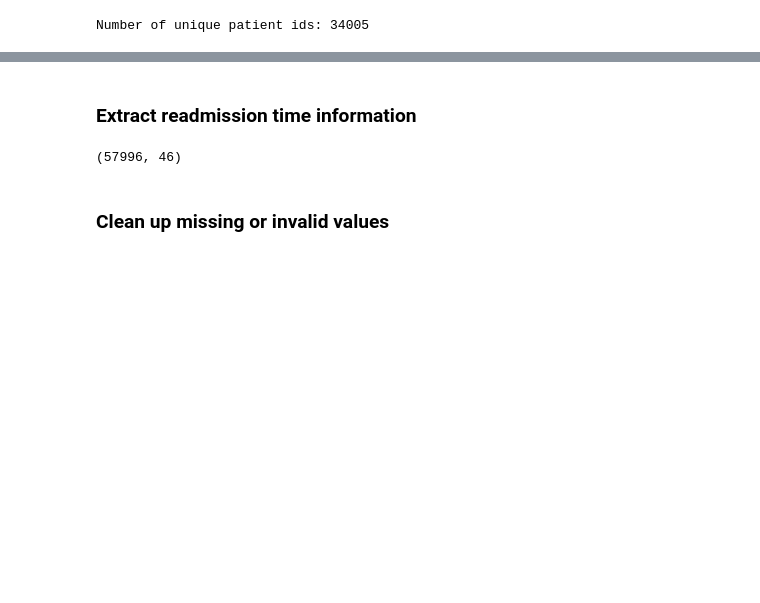
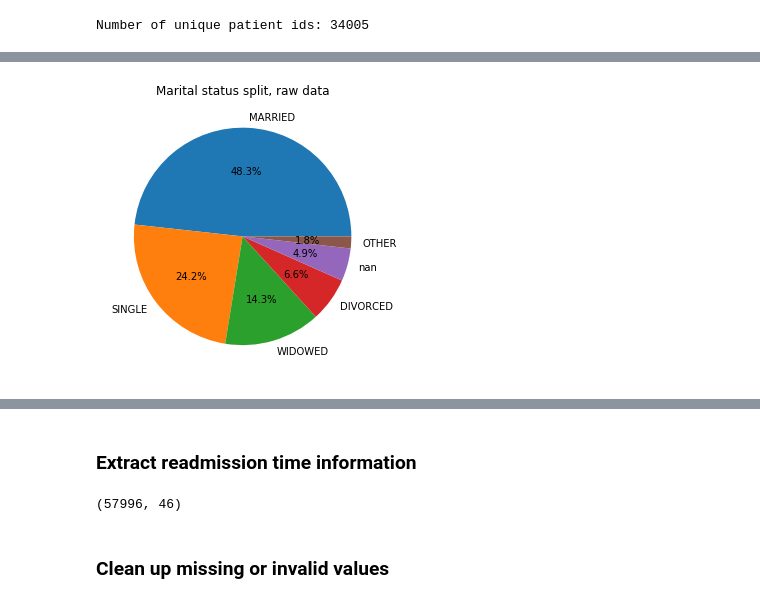
Before and after one commit to NicolasHu11/Short-Long-Term-Mortality-Prediction, a Jupyter notebook: Process Books/1_create_dataframe.ipynb, the cells around one changed output, grey strips where cells are left out. Drawn from its saved outputs; the diff is of its cells as text; code cells hidden in the pictures; blank space fills up the shorter version.

```diff
--- a/Process Books/1_create_dataframe.ipynb
+++ b/Process Books/1_create_dataframe.ipynb
@@ -118,0 +223,15 @@ Text(0, 0.5, '')
+# %%
+# reorganize for better plotting
+plotting = (data.marital_status.value_counts(dropna=False))
+plotting['OTHER'] = plotting['UNKNOWN (DEFAULT)'] + plotting['LIFE PARTNER'] + plotting['SEPARATED']
+plotting = plotting.drop(['UNKNOWN (DEFAULT)', 'LIFE PARTNER', 'SEPARATED'])
+plotting
+
+fig = plt.figure(figsize=(5,5))
+plotting.plot.pie(startangle = 0, autopct='%1.1f%%')
+plt.title('Marital status split, raw data')
+plt.ylabel('')
+# fig.savefig('figures/raw_marital.png')
+plt.show()
+# %% [output]
+[figure, added]
```
Also changed, not shown: parts of 32 cells of this notebook.
